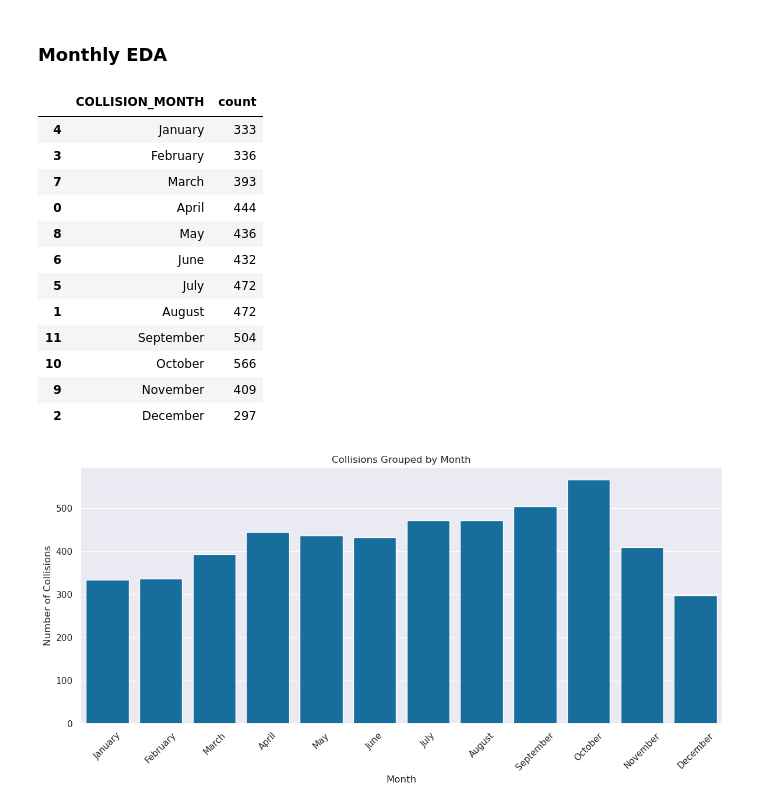
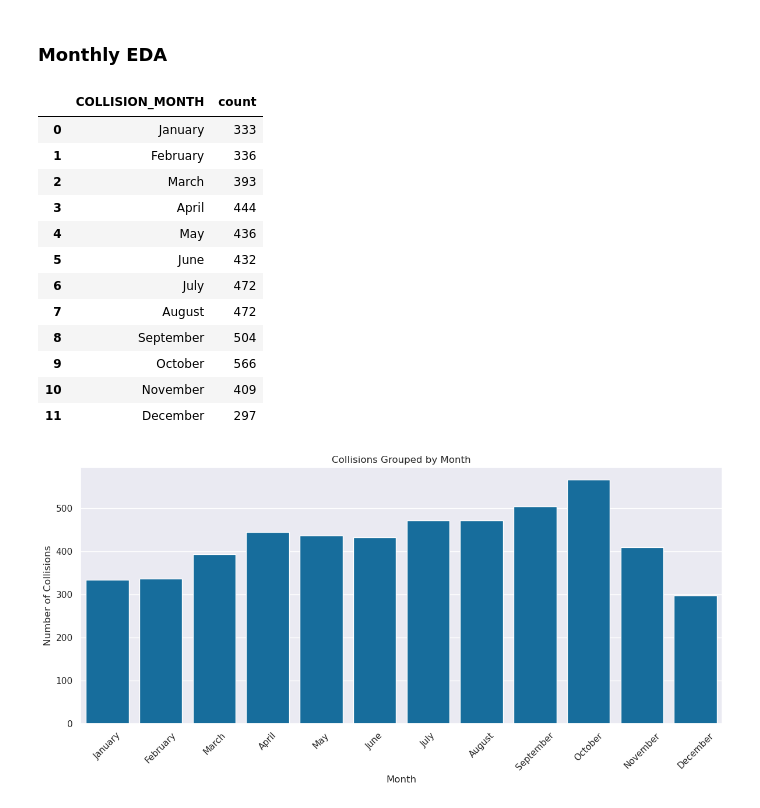
Before and after one commit to UCB-stat-159-f25/final-group07, a Jupyter notebook: data_exploration.ipynb, the cells around one changed output. Saved outputs shown, nothing was run; the diff lists cells and outputs as text; code cells hidden in the pictures.

```diff
--- a/data_exploration.ipynb
+++ b/data_exploration.ipynb
@@ -93,23 +101,33 @@ The onset of the pandemic is associated with a significant drop in bike collisio
 # %% [markdown]
 ### Monthly EDA
 # %%
-#monthly_crashes = monthly_crashes.reset_index(name ='count')
-monthly_crashes = monthly_crashes.sort_values( by = ['COLLISION_MONTH'], key=lambda column: column.apply(order.index))
+order = ["January","February","March","April","May","June",
+         "July","August","September","October","November","December"]
+
+monthly_crashes = (
+    crashes
+    .assign(COLLISION_MONTH=crashes["COLLISION_DATE_CLEAN"].dt.month_name())
+    .groupby("COLLISION_MONTH")
+    .size()
+    .reindex(order)
+    .reset_index(name="count")
+)
+
 monthly_crashes
 # %% [output]
 |  | COLLISION_MONTH | count |
-| 4 | January | 333 |
-| 3 | February | 336 |
-| 7 | March | 393 |
-| 0 | April | 444 |
-| 8 | May | 436 |
-| 6 | June | 432 |
-| 5 | July | 472 |
-| 1 | August | 472 |
-| 11 | September | 504 |
-| 10 | October | 566 |
-| 9 | November | 409 |
-| 2 | December | 297 |
+| 0 | January | 333 |
+| 1 | February | 336 |
+| 2 | March | 393 |
+| 3 | April | 444 |
+| 4 | May | 436 |
+| 5 | June | 432 |
+| 6 | July | 472 |
+| 7 | August | 472 |
+| 8 | September | 504 |
+| 9 | October | 566 |
+| 10 | November | 409 |
+| 11 | December | 297 |
 # %%
 crashes['COLLISION_MONTH'] = crashes['COLLISION_DATE_CLEAN'].dt.month_name()
 order = [
```
Also changed, not shown: parts of 2 cells of this notebook, 31 other files.
